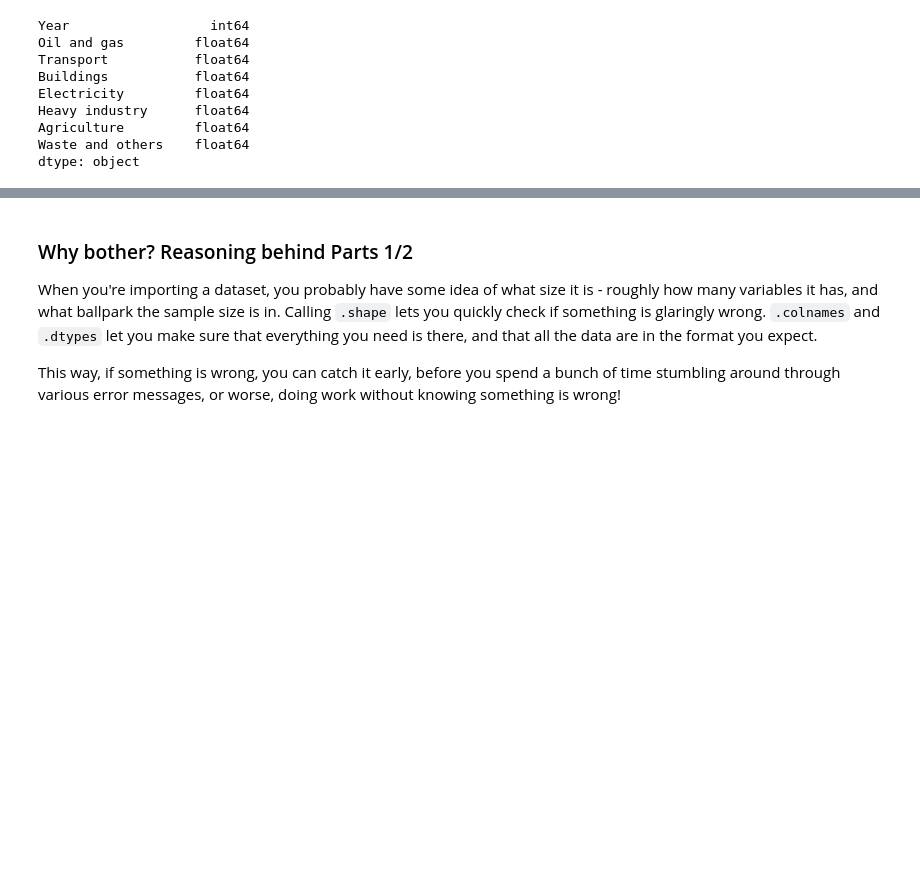
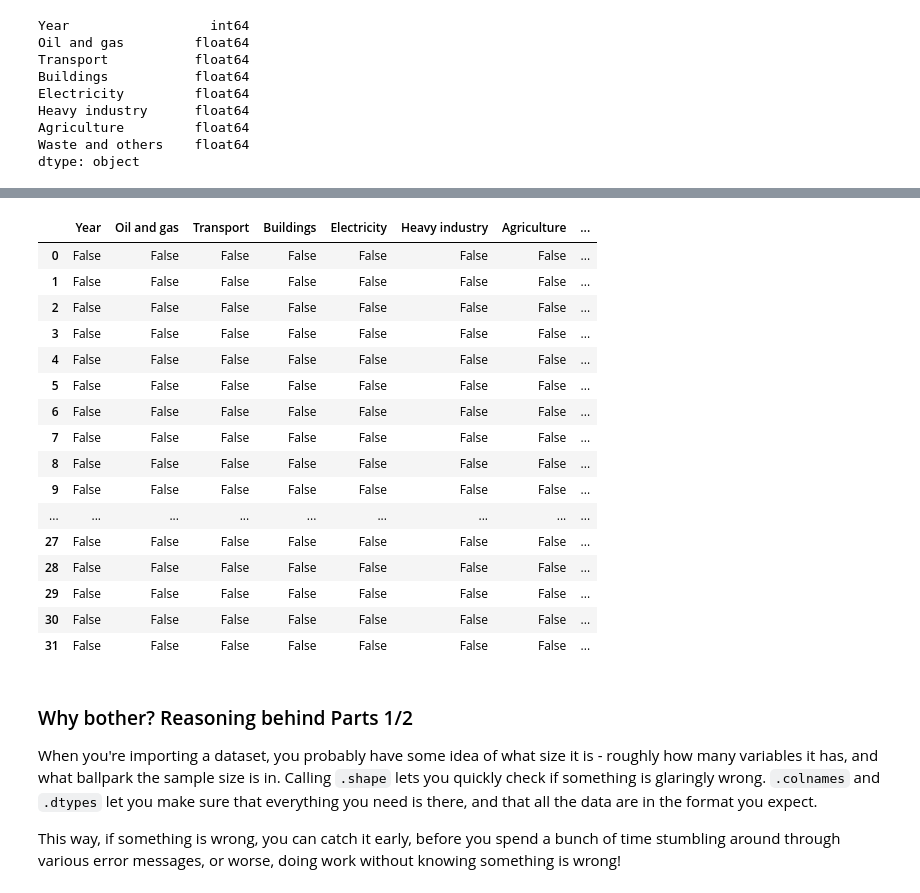
Before and after one commit to UBC-MFRE/python-r-workshop-2025, a Jupyter notebook: python/Day 2/Part-1/1_Intro_to_Data_Science.ipynb, the cells around one changed output, grey strips where cells are left out. Drawn from its saved outputs; the diff is of its cells as text; code cells hidden in the pictures; blank space fills up the shorter version.

```diff
--- a/python/Day 2/Part-1/1_Intro_to_Data_Science.ipynb
+++ b/python/Day 2/Part-1/1_Intro_to_Data_Science.ipynb
@@ -173,7 +173,10 @@ regional_emissions.head()
 # %%
 # this won't work
 
-sector_emissions = pd.read_csv("C:/Users/Asif Ahmed Neloy/OneDrive - Douglas College/GitHub/python-r-workshop-2025/data/sector_emissions.csv")
+#sector_emissions = pd.read_csv(r"C:/Users/Asif Ahmed Neloy/OneDrive - Douglas College/GitHub/python-r-workshop-2025/data/sector_emissions.csv")
+
+
+sector_emissions = pd.read_csv('../../../data/sector_emissions.csv')
 # %%
 sector_emissions
 # %% [output]
@@ -288,3 +346,23 @@ dtype: object
+# %%
+sector_emissions.isna()
+# %% [output]
+|  | Year | Oil and gas | Transport | Buildings | Electricity | Heavy industry | Agriculture | ... |
+| 0 | False | False | False | False | False | False | False | ... |
+| 1 | False | False | False | False | False | False | False | ... |
+| 2 | False | False | False | False | False | False | False | ... |
+| 3 | False | False | False | False | False | False | False | ... |
+| 4 | False | False | False | False | False | False | False | ... |
+| 5 | False | False | False | False | False | False | False | ... |
+| 6 | False | False | False | False | False | False | False | ... |
+| 7 | False | False | False | False | False | False | False | ... |
+| 8 | False | False | False | False | False | False | False | ... |
+| 9 | False | False | False | False | False | False | False | ... |
+| ... | ... | ... | ... | ... | ... | ... | ... | ... |
+| 27 | False | False | False | False | False | False | False | ... |
+| 28 | False | False | False | False | False | False | False | ... |
+| 29 | False | False | False | False | False | False | False | ... |
+| 30 | False | False | False | False | False | False | False | ... |
+| 31 | False | False | False | False | False | False | False | ... |
 # %% [markdown]
 ### Why bother? Reasoning behind Parts 1/2
 
```
Also changed, not shown: parts of 75 cells of this notebook, 7 other files.
